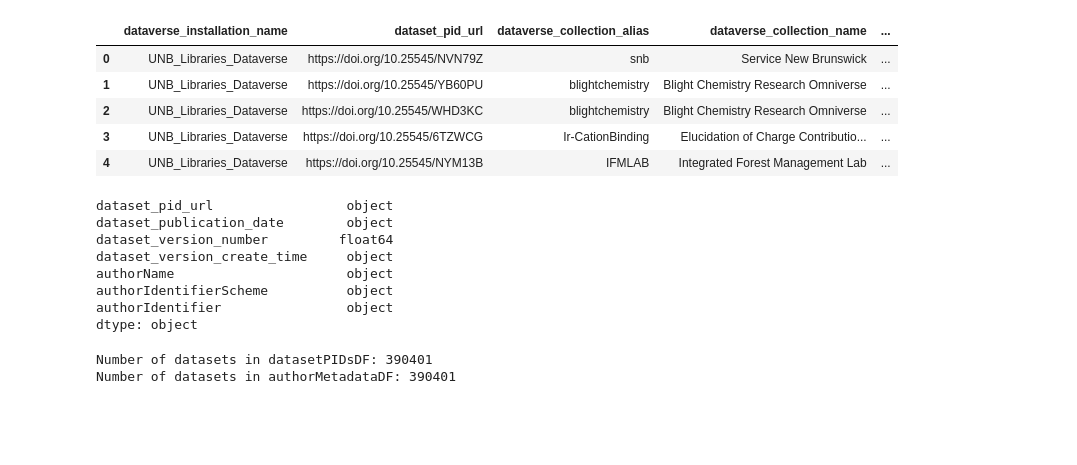
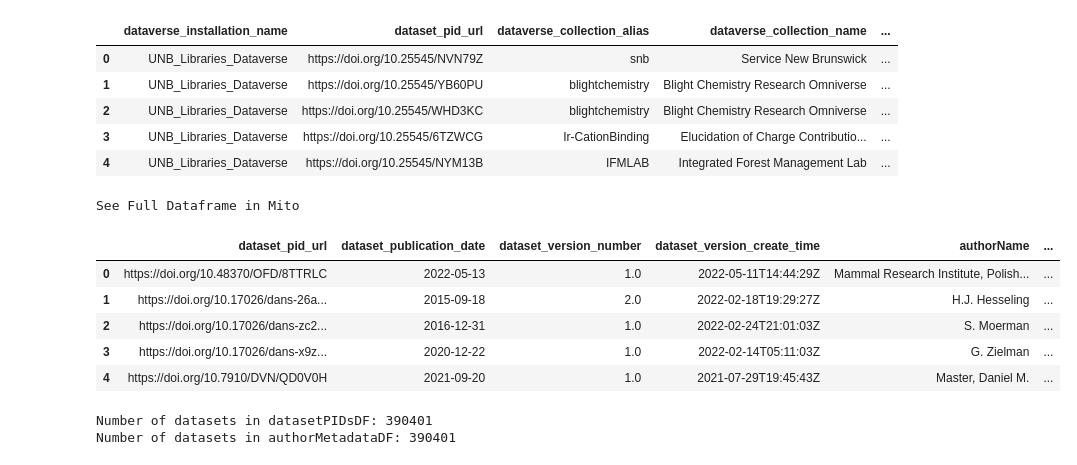
Before and after one commit to jggautier/ux-research-data-analysis, a Jupyter notebook: notebooks/PIDs_for_people_in_Dataverse_datasets/PIDs_for_people_in_HDV_datasets.ipynb, the cells around one changed output. Drawn from its saved outputs; the diff is of its cells as text; code cells hidden in the pictures; blank space fills up the shorter version.

```diff
--- a/notebooks/PIDs_for_people_in_Dataverse_datasets/PIDs_for_people_in_HDV_datasets.ipynb
+++ b/notebooks/PIDs_for_people_in_Dataverse_datasets/PIDs_for_people_in_HDV_datasets.ipynb
@@ -40,26 +40,23 @@ See Full Dataframe in Mito
 # %%
 # Get Author field metadata entered in all datasets in Dataverse repositories
 # and remove datasets have have no author metadata
 authorMetadataDF = (pd
     .read_csv(
         'author(citation)_2023.08.22-2023.08.28.csv',
         sep=',',
         na_filter=True,
         parse_dates=['dataset_publication_date', 'dataset_version_create_time'])
     .drop(columns=['dataset_pid', 'authorAffiliation'])
     .query('authorName != "N/A"')
     .reset_index(drop=True, inplace=False)
     )
 
-# authorMetadataDF.head()
-print(authorMetadataDF.dtypes)
-# publishedDepositsDF[dateColumns] = publishedDepositsDF[dateColumns].apply(pd.to_datetime)
+authorMetadataDF.head()
 # %% [output]
-dataset_pid_url                 object
-dataset_publication_date        object
-dataset_version_number         float64
-dataset_version_create_time     object
-authorName                      object
-authorIdentifierScheme          object
-authorIdentifier                object
-dtype: object
+See Full Dataframe in Mito
+|  | dataset_pid_url | dataset_publication_date | dataset_version_number | dataset_version_create_time | authorName | ... |
+| 0 | https://doi.org/10.48370/OFD/8TTRLC | 2022-05-13 | 1.0 | 2022-05-11T14:44:29Z | Mammal Research Institute, Polish... | ... |
+| 1 | https://doi.org/10.17026/dans-26a... | 2015-09-18 | 2.0 | 2022-02-18T19:29:27Z | H.J. Hesseling | ... |
+| 2 | https://doi.org/10.17026/dans-zc2... | 2016-12-31 | 1.0 | 2022-02-24T21:01:03Z | S. Moerman | ... |
+| 3 | https://doi.org/10.17026/dans-x9z... | 2020-12-22 | 1.0 | 2022-02-14T05:11:03Z | G. Zielman | ... |
+| 4 | https://doi.org/10.7910/DVN/QD0V0H | 2021-09-20 | 1.0 | 2021-07-29T19:45:43Z | Master, Daniel M. | ... |
```
Also changed, not shown: parts of 7 cells of this notebook.
